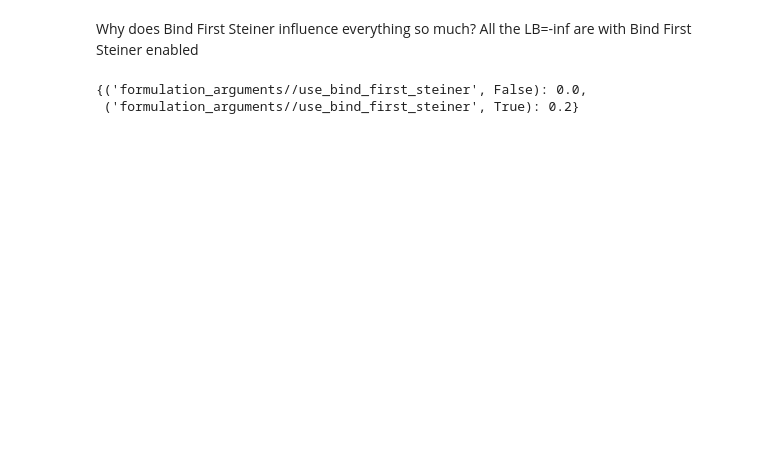
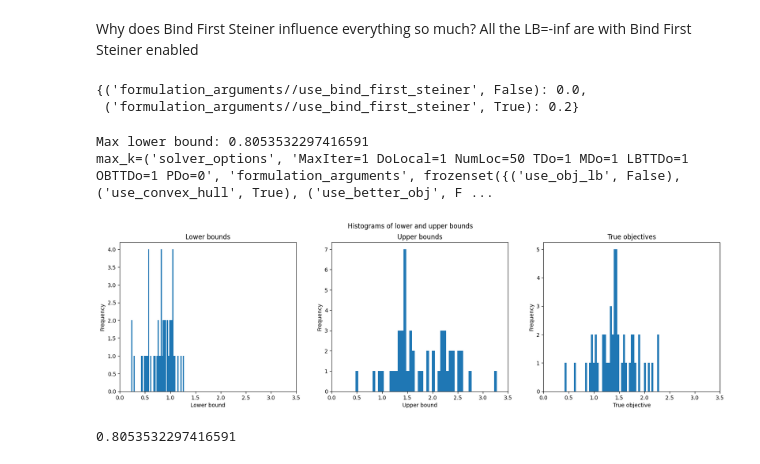
Before and after one commit to DarioFi/optimal_transport, a Jupyter notebook: data_handling/relaxation_eda.ipynb, the cells around one changed output. Saved outputs shown, nothing was run; the diff lists cells and outputs as text; code cells hidden in the pictures; blank space fills up the shorter version.

```diff
--- a/data_handling/relaxation_eda.ipynb
+++ b/data_handling/relaxation_eda.ipynb
@@ -355,3 +363,55 @@ deg_lb_count
 # %% [output]
 {('formulation_arguments//use_bind_first_steiner', False): 0.0,
  ('formulation_arguments//use_bind_first_steiner', True): 0.2}
+# %%
+max_lb = 0
+max_k = None
+
+for k, v in indexed_db_form.items():
+
+    lb = [e.results["lower_bound"] for e in v]
+
+    mean_lb = sum(lb) / len(lb)
+
+    if mean_lb > max_lb:
+        max_lb = mean_lb
+        max_k = k
+
+print(f"Max lower bound: {max_lb}\n{max_k=}")
+
+fig, ax = plt.subplots(1, 3, figsize=(20, 5))
+plt.suptitle("Histograms of lower and upper bounds")
+ax[0].hist([e.results["lower_bound"] for e in indexed_db_form[max_k]], bins=50)
+ax[0].set_title("Lower bounds")
+ax[0].set_xlabel("Lower bound")
+ax[0].set_ylabel("Frequency")
+
+ax[1].hist([e.results["upper_bound"] for e in indexed_db_form[max_k]], bins=50)
+ax[1].set_title("Upper bounds")
+ax[1].set_xlabel("Upper bound")
+ax[1].set_ylabel("Frequency")
+
+ax[2].hist(true_obj, bins=50)
+ax[2].set_title("True objectives")
+ax[2].set_xlabel("True objective")
+ax[2].set_ylabel("Frequency")
+
+ax[0].set_xlim(0, 3.5)
+ax[1].set_xlim(0, 3.5)
+ax[2].set_xlim(0, 3.5)
+
+
+plt.show()
+# %% [output]
+Max lower bound: 0.8053532297416591
+max_k=('solver_options', 'MaxIter=1 DoLocal=1 NumLoc=50 TDo=1 MDo=1 LBTTDo=1 OBTTDo=1 PDo=0', 'formulation_arguments', frozenset({('use_obj_lb', False), ('use_convex_hull', True), ('use_better_obj', F ...
+[figure, added]
+# %%
+k = ('solver_options', 'MaxIter=1 DoLocal=1 NumLoc=50 TDo=1 MDo=1 LBTTDo=1 OBTTDo=1 PDo=-2', 'formulation_arguments', frozenset({('use_obj_lb', False), ('use_convex_hull', True), ('use_better_obj', False), ('use_bind_first_steiner', True)}))
+
+d = indexed_db_form[k]
+
+lb = [r.results["lower_bound"] for r in d]
+print(sum(lb)/len(lb))
+# %% [output]
+0.8053532297416591
```
Also changed, not shown: parts of 7 cells of this notebook, 9 other files.
